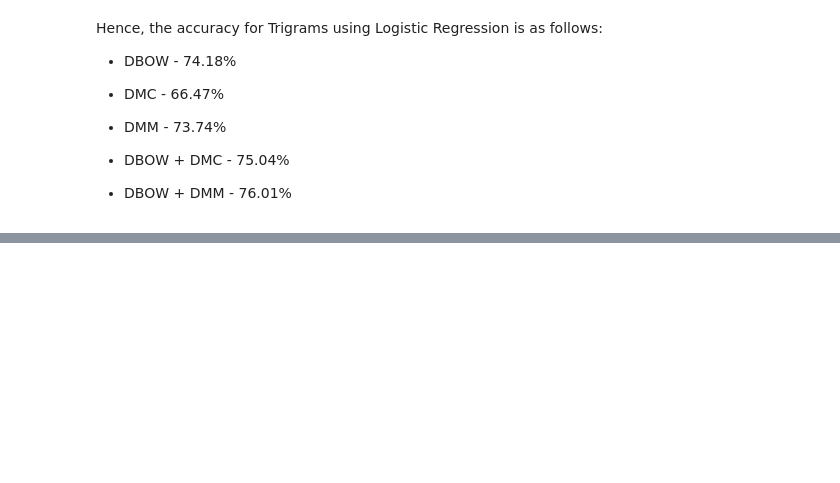
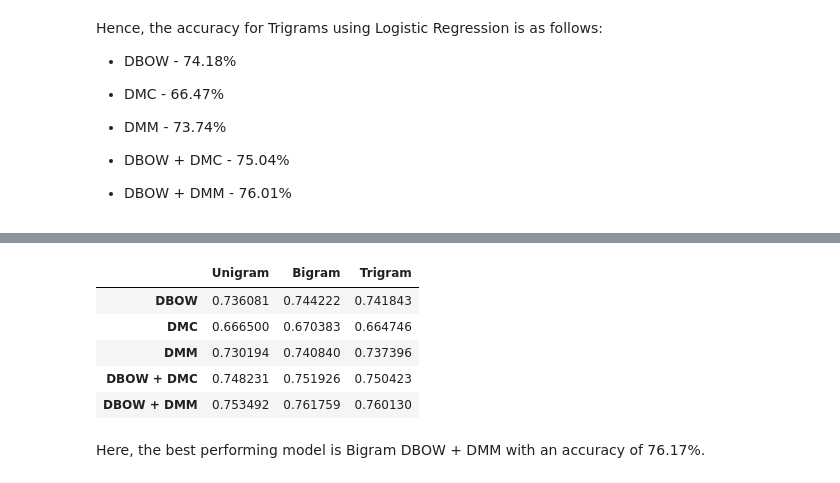
Before and after one commit to rkritika1508/Sentiment-Analysis, a Jupyter notebook: Seventh.ipynb, the cells around one changed output, grey strips where cells are left out. Drawn from its saved outputs; the diff is of its cells as text; code cells hidden in the pictures; blank space fills up the shorter version.

```diff
--- a/Seventh.ipynb
+++ b/Seventh.ipynb
@@ -448,0 +482,12 @@ Hence, the accuracy for Trigrams using Logistic Regression is as follows:
+# %%
+df.columns = ['Unigram', 'Bigram', 'Trigram']
+df
+# %% [output]
+|  | Unigram | Bigram | Trigram |
+| DBOW | 0.736081 | 0.744222 | 0.741843 |
+| DMC | 0.666500 | 0.670383 | 0.664746 |
+| DMM | 0.730194 | 0.740840 | 0.737396 |
+| DBOW + DMC | 0.748231 | 0.751926 | 0.750423 |
+| DBOW + DMM | 0.753492 | 0.761759 | 0.760130 |
+# %% [markdown]
+Here, the best performing model is Bigram DBOW + DMM with an accuracy of 76.17%.
```
Also changed, not shown: parts of 10 cells of this notebook.
